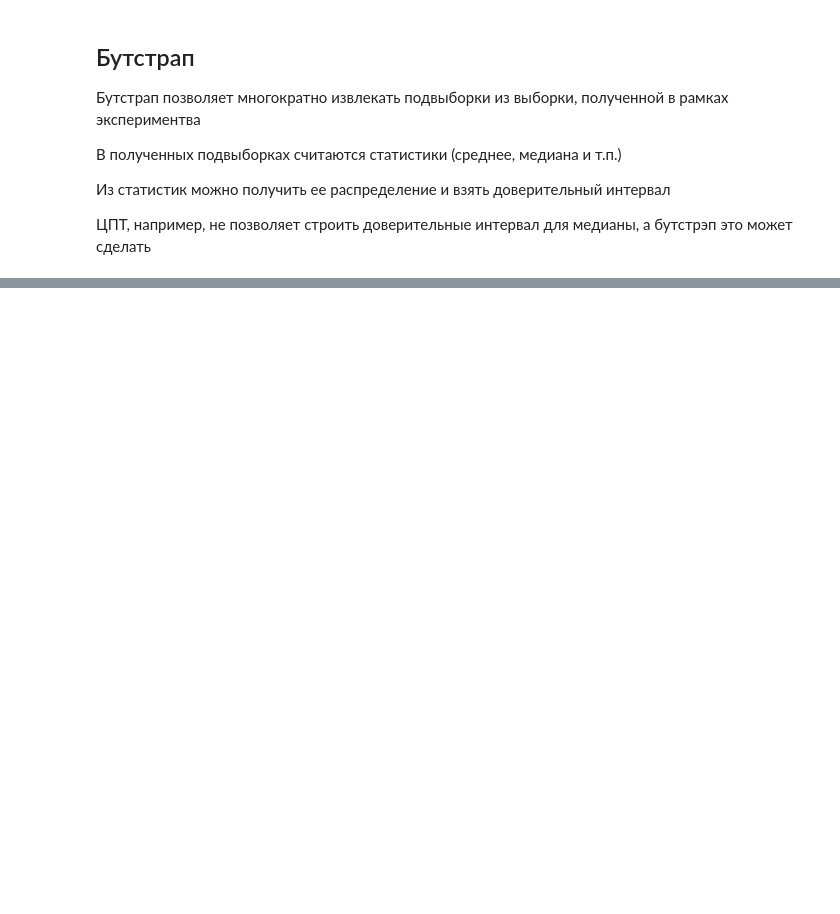
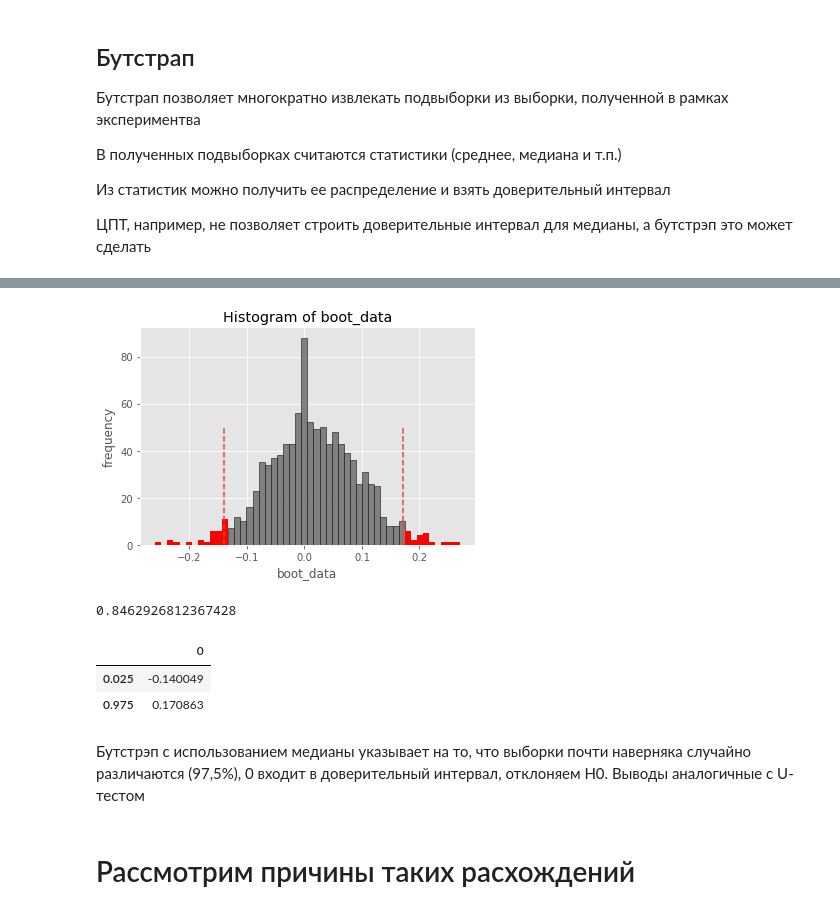
Before and after one commit to SIzrantsev/stat_9, a Jupyter notebook: hw_bootstrap.ipynb, the cells around one changed output, grey strips where cells are left out. Saved outputs shown, nothing was run; the diff lists cells and outputs as text; code cells hidden in the pictures; blank space fills up the shorter version.

```diff
--- a/hw_bootstrap.ipynb
+++ b/hw_bootstrap.ipynb
@@ -107,0 +158,18 @@ booted_data["quants"] # ДИ
+# %%
+boot_data_мedian = get_bootstrap(test,control,statistic=np.median)
+# %% [output]
+[figure, added]
+# %%
+boot_data_мedian['p_value']
+# %% [output]
+0.8462926812367428
+# %%
+boot_data_мedian['quants']
+# %% [output]
+|  | 0 |
+| 0.025 | -0.140049 |
+| 0.975 | 0.170863 |
+# %% [markdown]
+Бутстрэп с использованием медианы указывает на то, что выборки почти наверняка случайно различаются (97,5%), 0 входит в доверительный интервал, отклоняем H0. Выводы аналогичные с U-тестом
+# %% [markdown]
+# Рассмотрим причины таких расхождений
```
Also changed, not shown: parts of 28 cells of this notebook.
